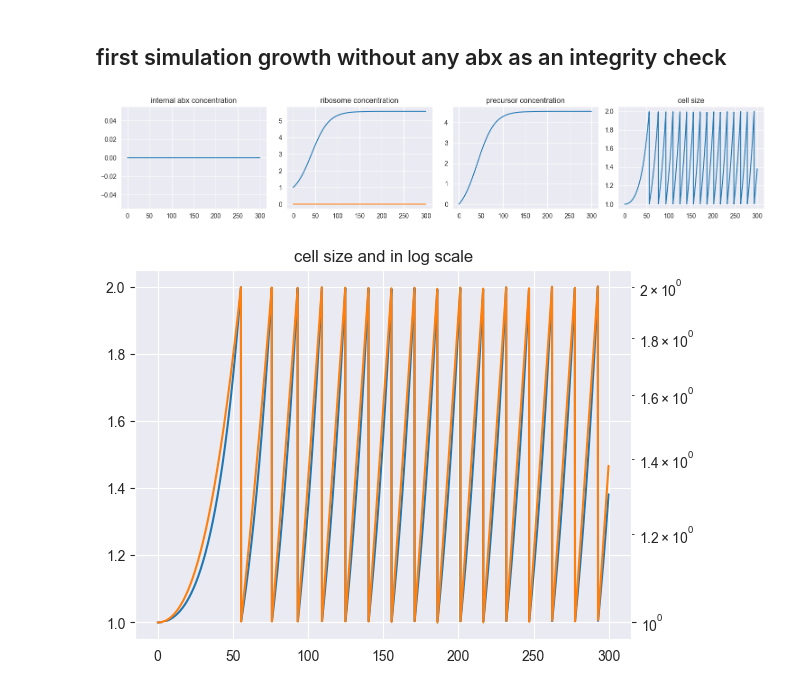
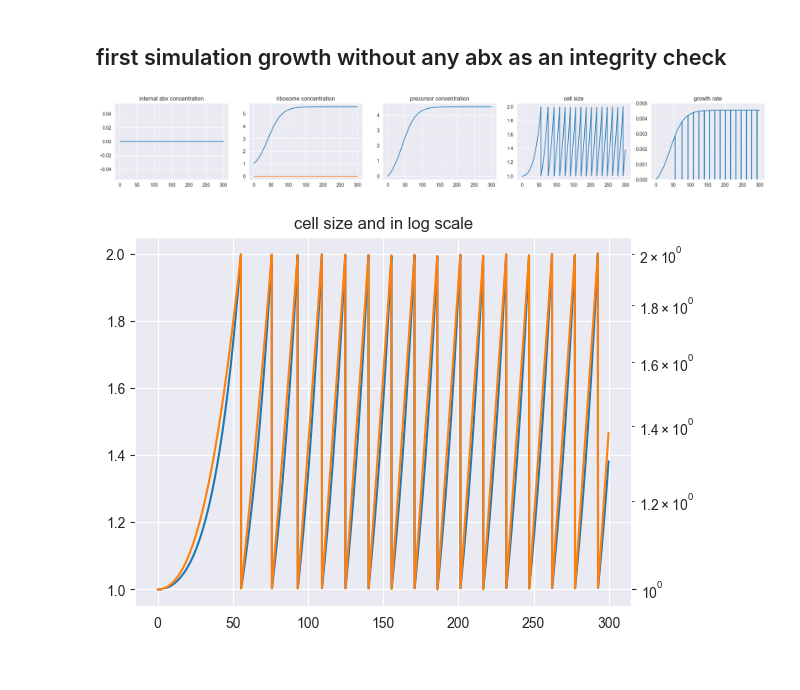
Before and after one commit to erezli/RiboTargettingAbx, a Jupyter notebook: test_parameters.ipynb, the cells around one changed output. Saved outputs shown, nothing was run; the diff lists cells and outputs as text; code cells hidden in the pictures.

```diff
--- a/test_parameters.ipynb
+++ b/test_parameters.ipynb
@@ -29,20 +29,23 @@ length = 300
 t_eval = np.arange(0, length, time_step)
 time_series1 = my_sim1.cell_growth(initial_conditions, length=length, methods="RK45", t_eval=t_eval)
 # %%
-fig, axes = plt.subplots(1, 4, figsize=(15, 3))
+fig, axes = plt.subplots(1, 5, figsize=(20, 3))
 axes[0].plot(time_series1.t, time_series1.y[0])
 axes[0].set_title("internal abx concentration")
 axes[1].plot(time_series1.t, time_series1.y[1])
 axes[1].plot(time_series1.t, time_series1.y[2])
 axes[1].set_title("ribosome concentration")
 axes[2].plot(time_series1.t, time_series1.y[3])
 axes[2].set_title("precursor concentration")
 axes[3].plot(time_series1.t, time_series1.y[4])
 axes[3].set_title("cell size")
+axes[4].plot(time_series1.t, np.gradient(np.log(time_series1.y[4])))
+axes[4].set_ylim(0., 0.005)
+axes[4].set_title("growth rate")
 fig.tight_layout()
 plt.show()
 # %% [output]
-[figure, old version]
+[figure, new version]
 # %%
 fig0, ax = plt.subplots()
 ax.plot(time_series1.t, time_series1.y[4])
```
Also changed, not shown: parts of 8 cells of this notebook, 1 other file.
